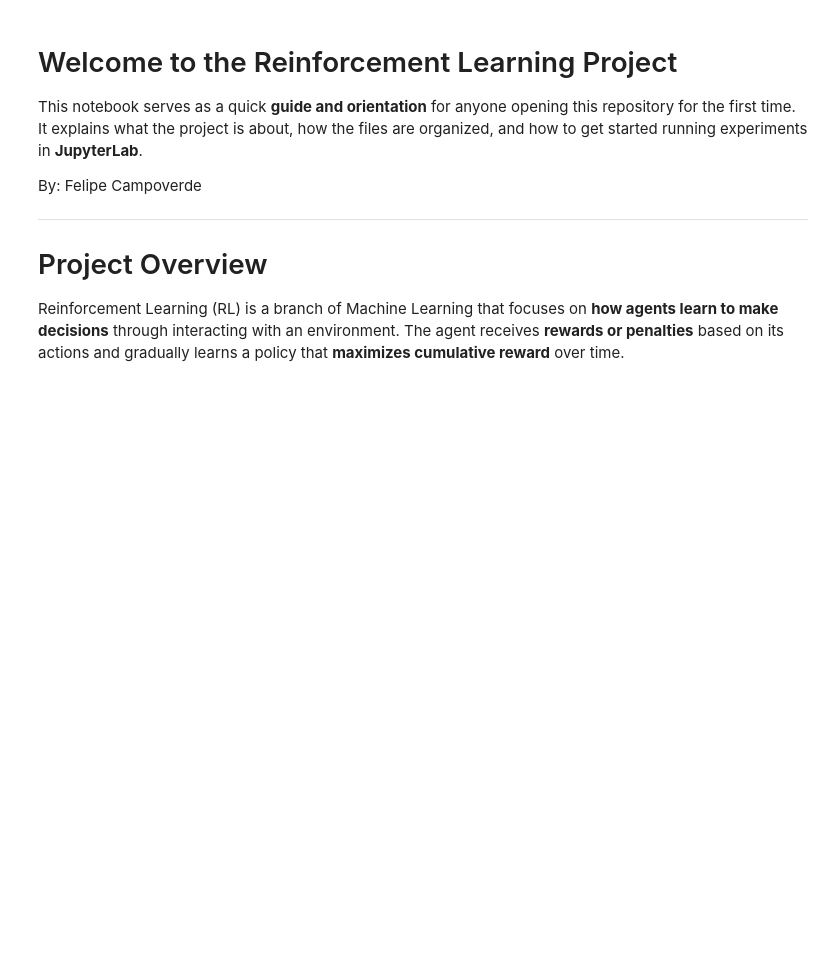
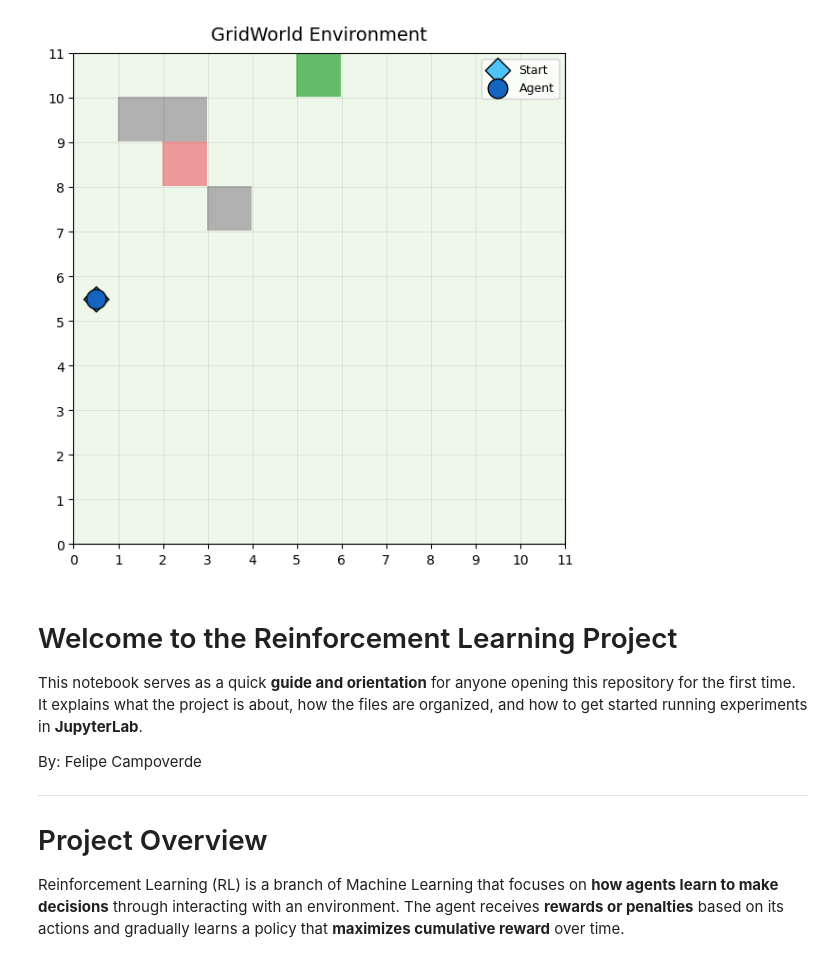
Before and after one commit to fcampoverdeg/reinforcement_learning, a Jupyter notebook: notebooks/00_RL.ipynb, the cells around one changed output. Drawn from its saved outputs; the diff is of its cells as text; code cells hidden in the pictures; blank space fills up the shorter version.

Commit message:
Working on gridworld, fixed the labels, and the grid

```diff
--- a/notebooks/00_RL.ipynb
+++ b/notebooks/00_RL.ipynb
@@ -1,19 +1,21 @@
 # %%
 # RUN THIS:
 # This setup is important so every notebook knows where to find 'rl_capstone'
 
 # ---- Setup ---- #
 import sys, os
 sys.path.append(os.path.abspath("../src"))
 
 # ---- Imports ---- #
-from rl_capstone.gridworld import GridWorld, GridWorldConfig
-from rl_capstone.rl_algorithms import q_learning
-from rl_capstone.utils import epsilon_greedy
+from rl_capstone.gridworld import GridWorld, WorldSettings
+# from rl_capstone.rl_algorithms import q_learning
+# from rl_capstone.utils import epsilon_greedy
 
 # ---- Quick Test ---- #
-env = GridWorld(GridWorldConfig())
-env.render()
+env = GridWorld(WorldSettings())
+env.plot()
+# %% [output]
+[figure, added]
 # %% [markdown]
 # Welcome to the Reinforcement Learning Project
 
```
Also changed, not shown: 2 other files.
